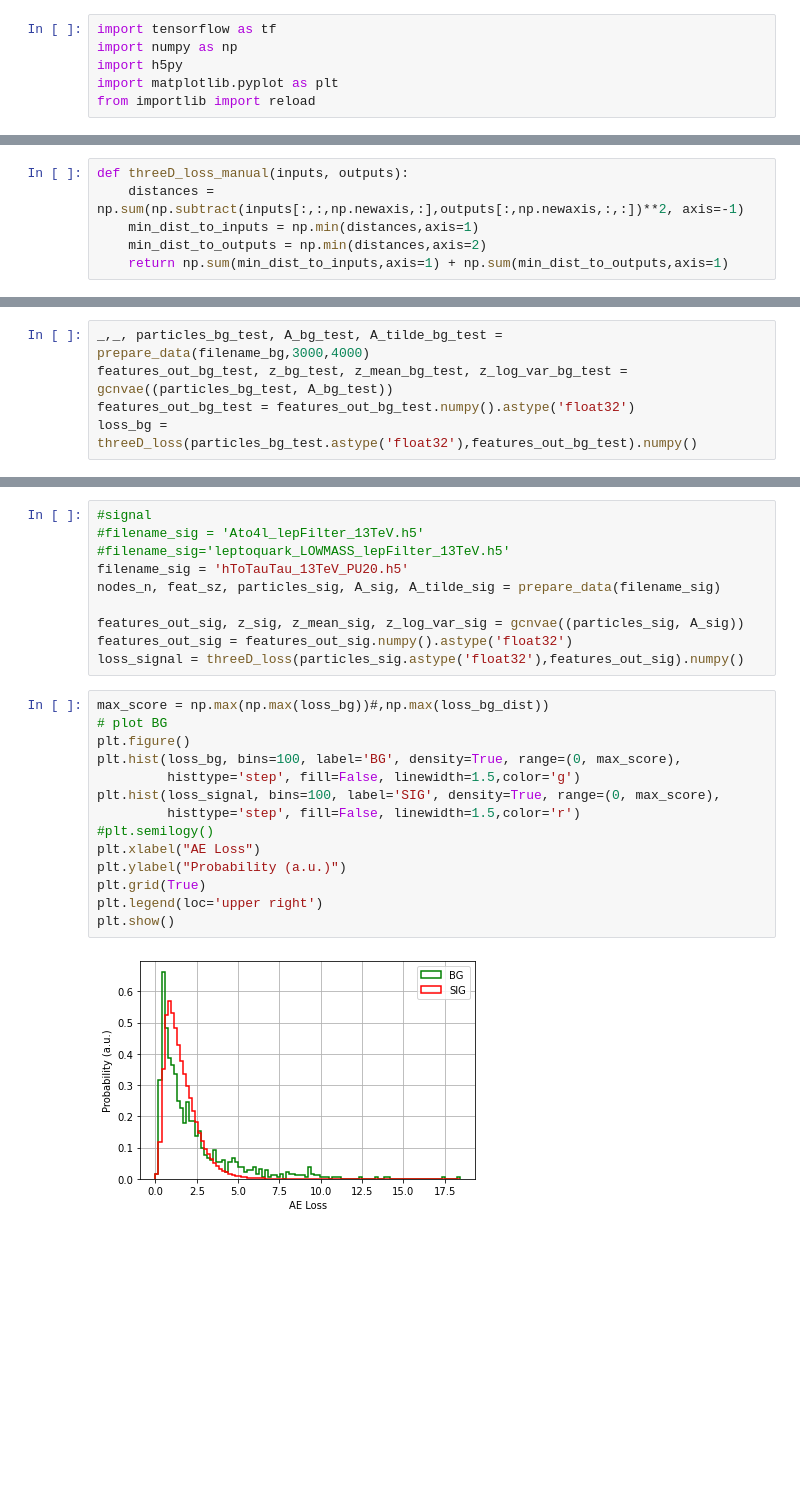
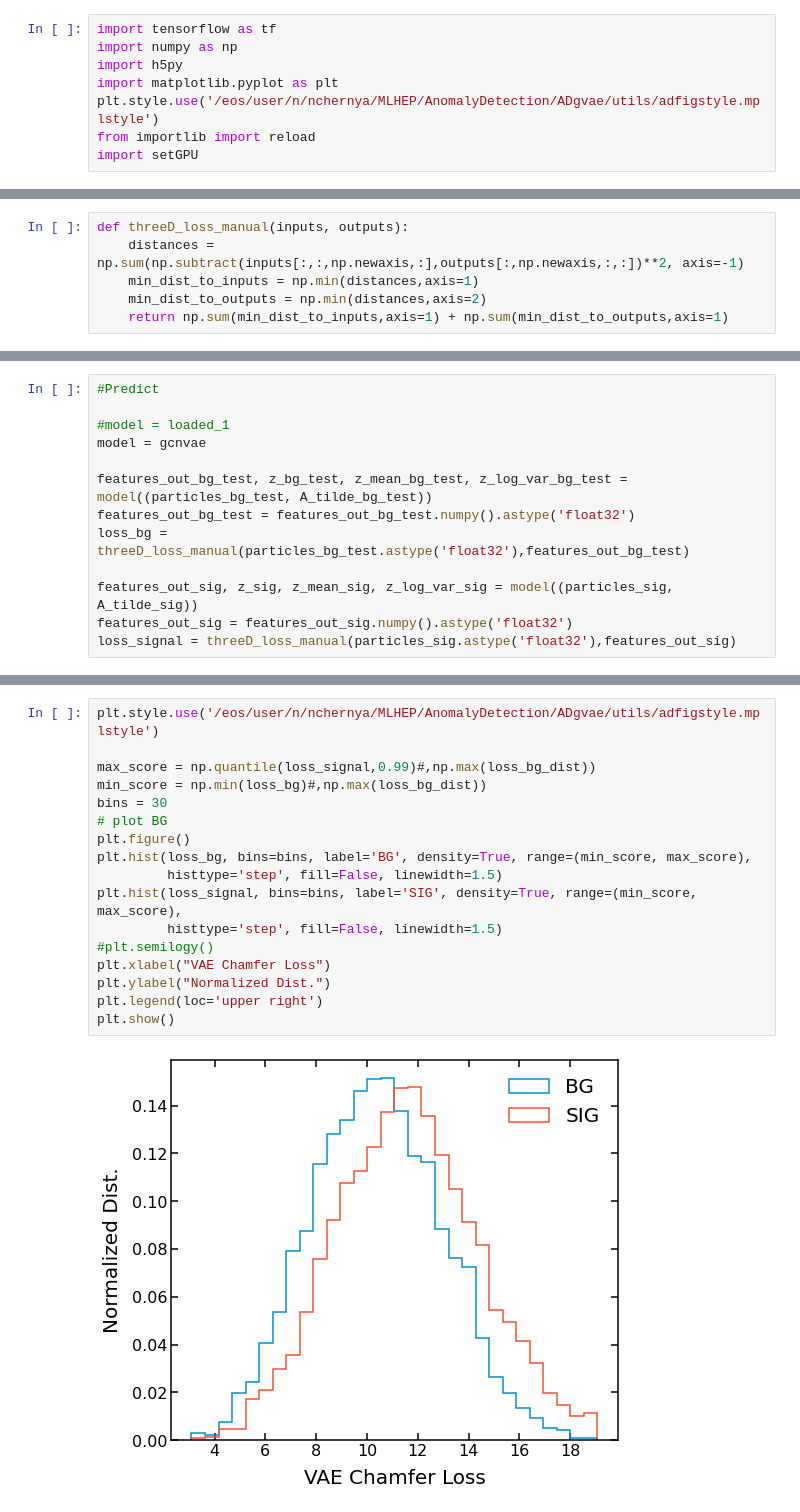
Before and after one commit to nadya-chernyavskaya/ADgvae, a Jupyter notebook: notebooks/GCN_VAE.ipynb, the cells around one changed output, grey strips where cells are left out. Cells and saved outputs as stored; diff of their text form; blank space fills up the shorter version.

```diff
--- a/notebooks/GCN_VAE.ipynb
+++ b/notebooks/GCN_VAE.ipynb
@@ -3,4 +3,6 @@ import tensorflow as tf
 import numpy as np
 import h5py
 import matplotlib.pyplot as plt
+plt.style.use('/eos/user/n/nchernya/MLHEP/AnomalyDetection/ADgvae/utils/adfigstyle.mplstyle')
 from importlib import reload
+import setGPU
@@ -146,5 +213,13 @@ Epoch 100/100
 # %%
-_,_, particles_bg_test, A_bg_test, A_tilde_bg_test = prepare_data(filename_bg,3000,4000)
-features_out_bg_test, z_bg_test, z_mean_bg_test, z_log_var_bg_test = gcnvae((particles_bg_test, A_bg_test))
+#Predict
+
+#model = loaded_1
+model = gcnvae
+
+features_out_bg_test, z_bg_test, z_mean_bg_test, z_log_var_bg_test = model((particles_bg_test, A_tilde_bg_test))
 features_out_bg_test = features_out_bg_test.numpy().astype('float32')
-loss_bg = threeD_loss(particles_bg_test.astype('float32'),features_out_bg_test).numpy()
+loss_bg = threeD_loss_manual(particles_bg_test.astype('float32'),features_out_bg_test)
+
+features_out_sig, z_sig, z_mean_sig, z_log_var_sig = model((particles_sig, A_tilde_sig))
+features_out_sig = features_out_sig.numpy().astype('float32')
+loss_signal = threeD_loss_manual(particles_sig.astype('float32'),features_out_sig)
@@ -157,26 +226,19 @@ To change all layers to have dtype float64 by default, call `tf.keras.backend.se
-# %%
-#signal
-#filename_sig = 'Ato4l_lepFilter_13TeV.h5'
-#filename_sig='leptoquark_LOWMASS_lepFilter_13TeV.h5'
-filename_sig = 'hToTauTau_13TeV_PU20.h5'
-nodes_n, feat_sz, particles_sig, A_sig, A_tilde_sig = prepare_data(filename_sig)
-
-features_out_sig, z_sig, z_mean_sig, z_log_var_sig = gcnvae((particles_sig, A_sig))
-features_out_sig = features_out_sig.numpy().astype('float32')
-loss_signal = threeD_loss(particles_sig.astype('float32'),features_out_sig).numpy()
 # %%
-max_score = np.max(np.max(loss_bg))#,np.max(loss_bg_dist))
+plt.style.use('/eos/user/n/nchernya/MLHEP/AnomalyDetection/ADgvae/utils/adfigstyle.mplstyle')
+
+max_score = np.quantile(loss_signal,0.99)#,np.max(loss_bg_dist))
+min_score = np.min(loss_bg)#,np.max(loss_bg_dist))
+bins = 30
 # plot BG
 plt.figure()
-plt.hist(loss_bg, bins=100, label='BG', density=True, range=(0, max_score),
-         histtype='step', fill=False, linewidth=1.5,color='g')
-plt.hist(loss_signal, bins=100, label='SIG', density=True, range=(0, max_score),
-         histtype='step', fill=False, linewidth=1.5,color='r')
+plt.hist(loss_bg, bins=bins, label='BG', density=True, range=(min_score, max_score),
+         histtype='step', fill=False, linewidth=1.5)
+plt.hist(loss_signal, bins=bins, label='SIG', density=True, range=(min_score, max_score),
+         histtype='step', fill=False, linewidth=1.5)
 #plt.semilogy()
-plt.xlabel("AE Loss")
-plt.ylabel("Probability (a.u.)")
-plt.grid(True)
+plt.xlabel("VAE Chamfer Loss")
+plt.ylabel("Normalized Dist.")
 plt.legend(loc='upper right')
 plt.show()
 # %% [output]
-[figure, old version]
+[figure, new version]
```
Also changed, not shown: parts of 37 cells of this notebook, 10 other files.
